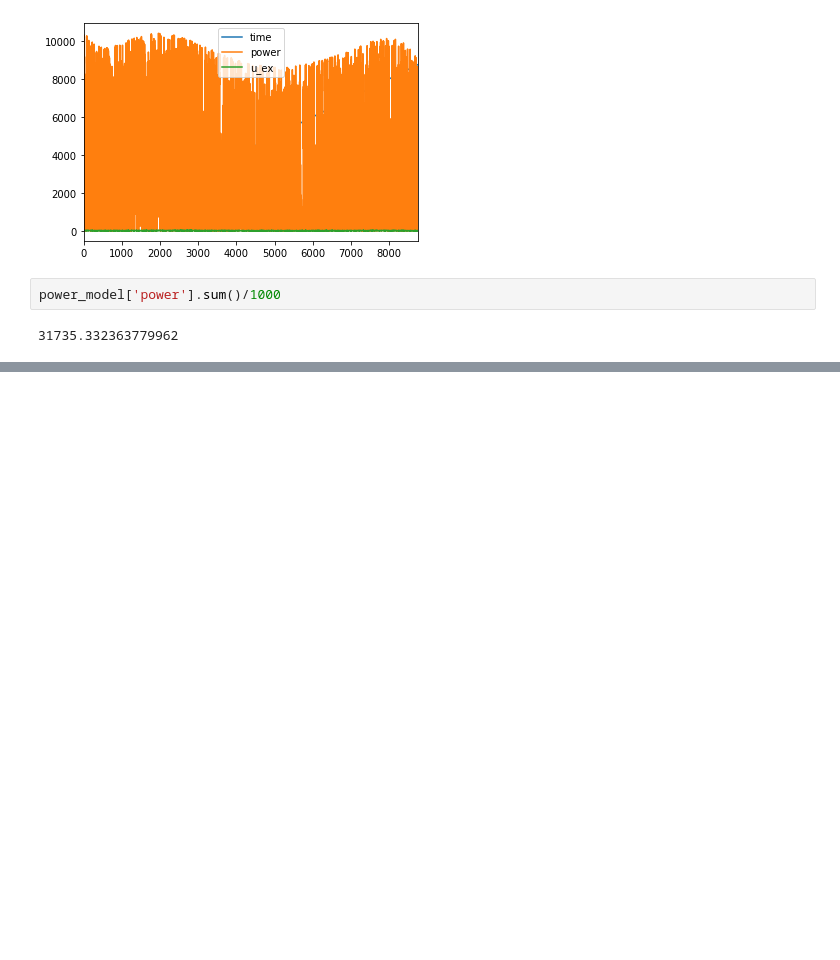
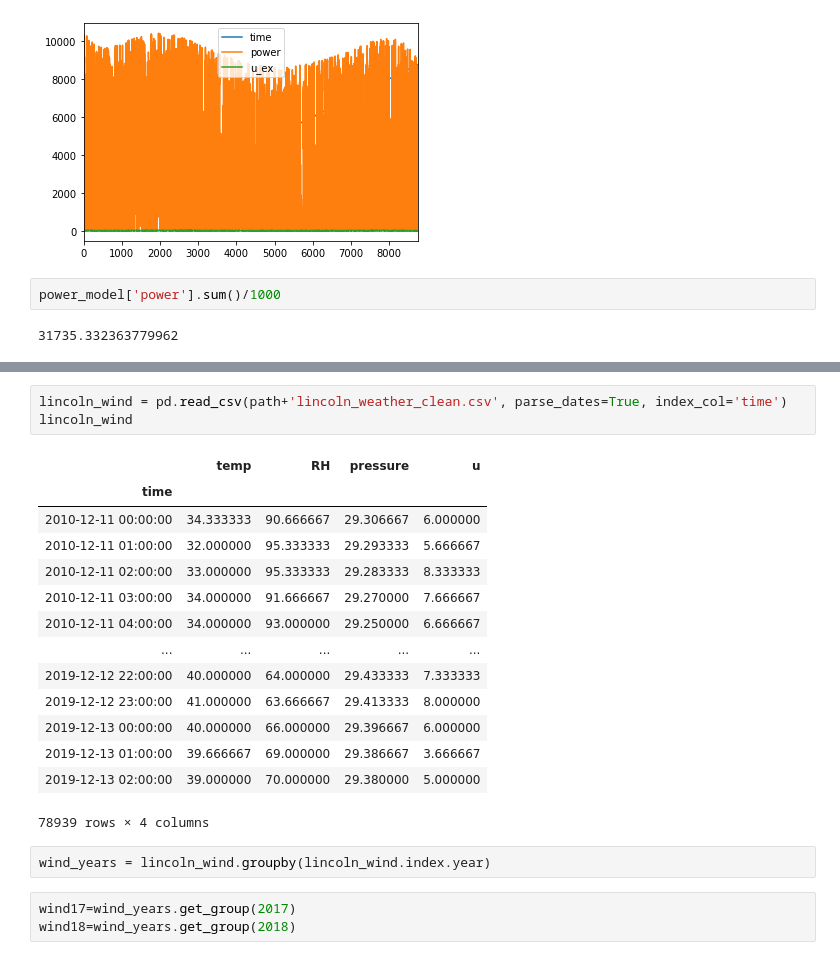
Before and after one commit to arfc/pride, a Jupyter notebook: data_processing/railsplitter_data.ipynb, the cells around one changed output, grey strips where cells are left out. Saved outputs shown, nothing was run; the diff lists cells and outputs as text; blank space fills up the shorter version.

```diff
--- a/data_processing/railsplitter_data.ipynb
+++ b/data_processing/railsplitter_data.ipynb
@@ -66,0 +126,23 @@ power_model['power'].sum()/1000
+# %%
+lincoln_wind = pd.read_csv(path+'lincoln_weather_clean.csv', parse_dates=True, index_col='time')
+lincoln_wind
+# %% [output]
+|  | temp | RH | pressure | u |
+| time |  |  |  |  |
+| 2010-12-11 00:00:00 | 34.333333 | 90.666667 | 29.306667 | 6.000000 |
+| 2010-12-11 01:00:00 | 32.000000 | 95.333333 | 29.293333 | 5.666667 |
+| 2010-12-11 02:00:00 | 33.000000 | 95.333333 | 29.283333 | 8.333333 |
+| 2010-12-11 03:00:00 | 34.000000 | 91.666667 | 29.270000 | 7.666667 |
+| 2010-12-11 04:00:00 | 34.000000 | 93.000000 | 29.250000 | 6.666667 |
+| ... | ... | ... | ... | ... |
+| 2019-12-12 22:00:00 | 40.000000 | 64.000000 | 29.433333 | 7.333333 |
+| 2019-12-12 23:00:00 | 41.000000 | 63.666667 | 29.413333 | 8.000000 |
+| 2019-12-13 00:00:00 | 40.000000 | 66.000000 | 29.396667 | 6.000000 |
+| 2019-12-13 01:00:00 | 39.666667 | 69.000000 | 29.386667 | 3.666667 |
+| 2019-12-13 02:00:00 | 39.000000 | 70.000000 | 29.380000 | 5.000000 |
+78939 rows × 4 columns
+# %%
+wind_years = lincoln_wind.groupby(lincoln_wind.index.year)
+# %%
+wind17=wind_years.get_group(2017)
+wind18=wind_years.get_group(2018)
```
Also changed, not shown: parts of 23 cells of this notebook, 2 other files.
